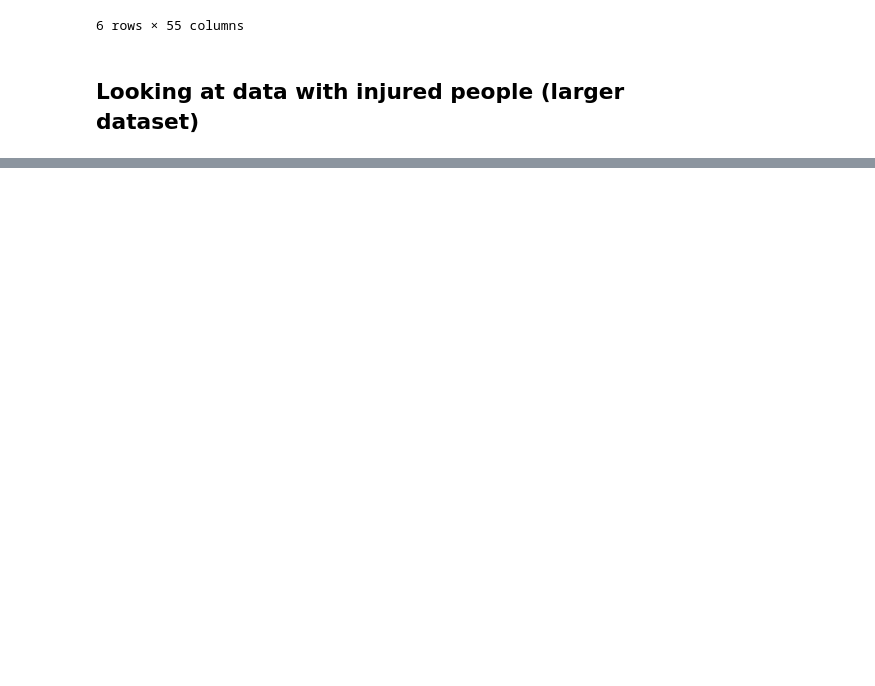
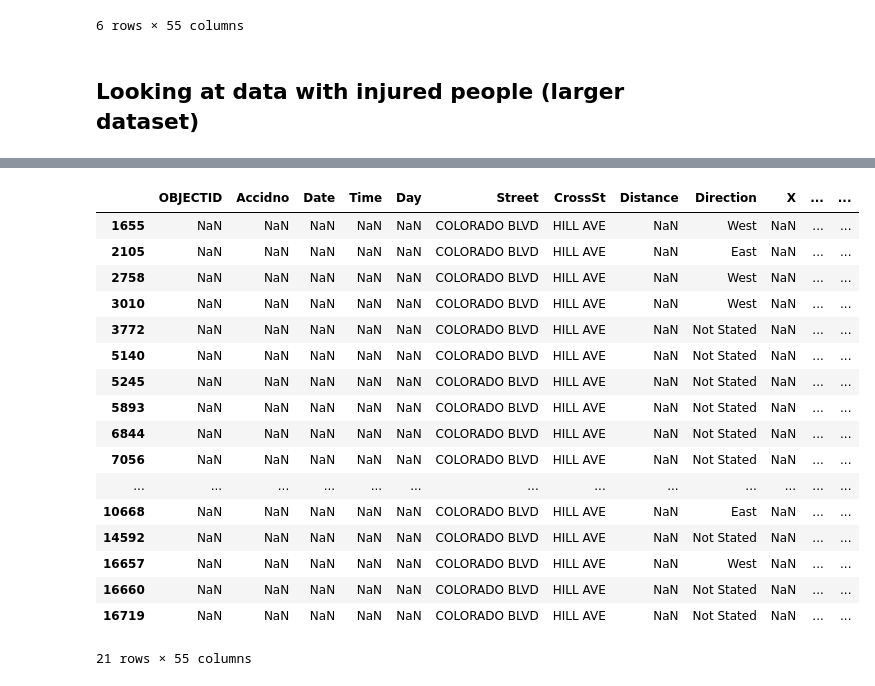
Before and after one commit to juxiong/PasadenaTrafficCollisions, a Jupyter notebook: Pasadena Traffic Collisions Data Analysis.ipynb, the cells around one changed output, grey strips where cells are left out. Saved outputs shown, nothing was run; the diff lists cells and outputs as text; code cells hidden in the pictures; blank space fills up the shorter version.

```diff
--- a/Pasadena Traffic Collisions Data Analysis.ipynb
+++ b/Pasadena Traffic Collisions Data Analysis.ipynb
@@ -143,0 +246,22 @@ injured_df['Street'].value_counts()
+# %%
+# Anaylzing a high-injury intersection
+colorado_injured.loc[injured_df['CrossSt'] == 'HILL AVE']
+# %% [output]
+|  | OBJECTID | Accidno | Date | Time | Day | Street | CrossSt | Distance | Direction | X | ... | ... |
+| 1655 | NaN | NaN | NaN | NaN | NaN | COLORADO BLVD | HILL AVE | NaN | West | NaN | ... | ... |
+| 2105 | NaN | NaN | NaN | NaN | NaN | COLORADO BLVD | HILL AVE | NaN | East | NaN | ... | ... |
+| 2758 | NaN | NaN | NaN | NaN | NaN | COLORADO BLVD | HILL AVE | NaN | West | NaN | ... | ... |
+| 3010 | NaN | NaN | NaN | NaN | NaN | COLORADO BLVD | HILL AVE | NaN | West | NaN | ... | ... |
+| 3772 | NaN | NaN | NaN | NaN | NaN | COLORADO BLVD | HILL AVE | NaN | Not Stated | NaN | ... | ... |
+| 5140 | NaN | NaN | NaN | NaN | NaN | COLORADO BLVD | HILL AVE | NaN | Not Stated | NaN | ... | ... |
+| 5245 | NaN | NaN | NaN | NaN | NaN | COLORADO BLVD | HILL AVE | NaN | Not Stated | NaN | ... | ... |
+| 5893 | NaN | NaN | NaN | NaN | NaN | COLORADO BLVD | HILL AVE | NaN | Not Stated | NaN | ... | ... |
+| 6844 | NaN | NaN | NaN | NaN | NaN | COLORADO BLVD | HILL AVE | NaN | Not Stated | NaN | ... | ... |
+| 7056 | NaN | NaN | NaN | NaN | NaN | COLORADO BLVD | HILL AVE | NaN | Not Stated | NaN | ... | ... |
+| ... | ... | ... | ... | ... | ... | ... | ... | ... | ... | ... | ... | ... |
+| 10668 | NaN | NaN | NaN | NaN | NaN | COLORADO BLVD | HILL AVE | NaN | East | NaN | ... | ... |
+| 14592 | NaN | NaN | NaN | NaN | NaN | COLORADO BLVD | HILL AVE | NaN | Not Stated | NaN | ... | ... |
+| 16657 | NaN | NaN | NaN | NaN | NaN | COLORADO BLVD | HILL AVE | NaN | West | NaN | ... | ... |
+| 16660 | NaN | NaN | NaN | NaN | NaN | COLORADO BLVD | HILL AVE | NaN | Not Stated | NaN | ... | ... |
+| 16719 | NaN | NaN | NaN | NaN | NaN | COLORADO BLVD | HILL AVE | NaN | Not Stated | NaN | ... | ... |
+21 rows × 55 columns
```
Also changed, not shown: parts of 6 cells of this notebook.
